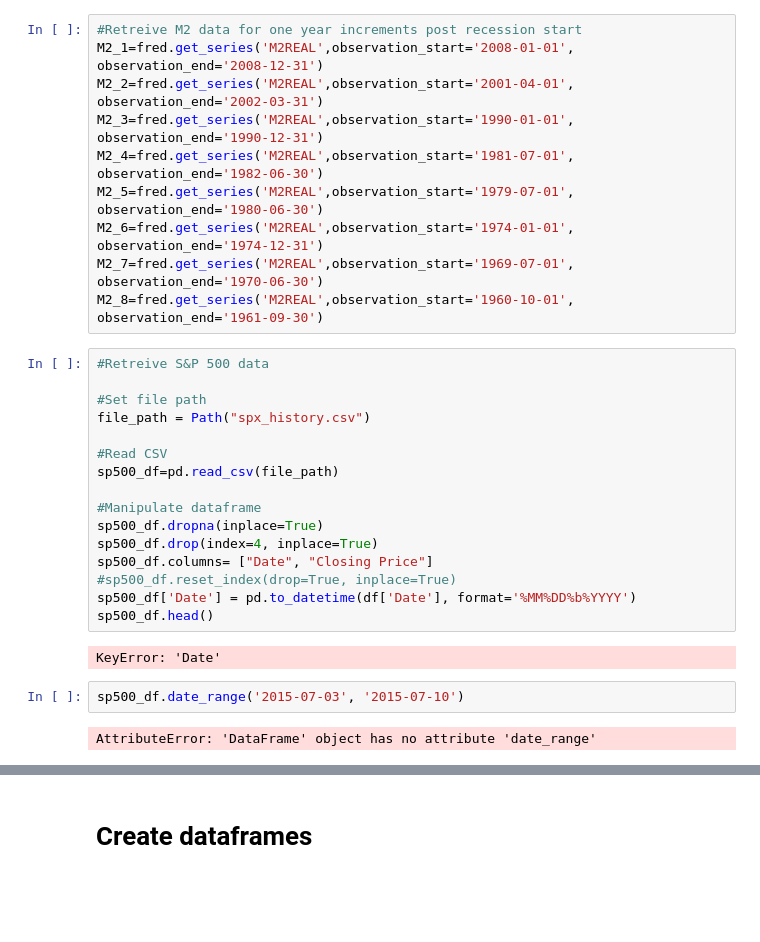
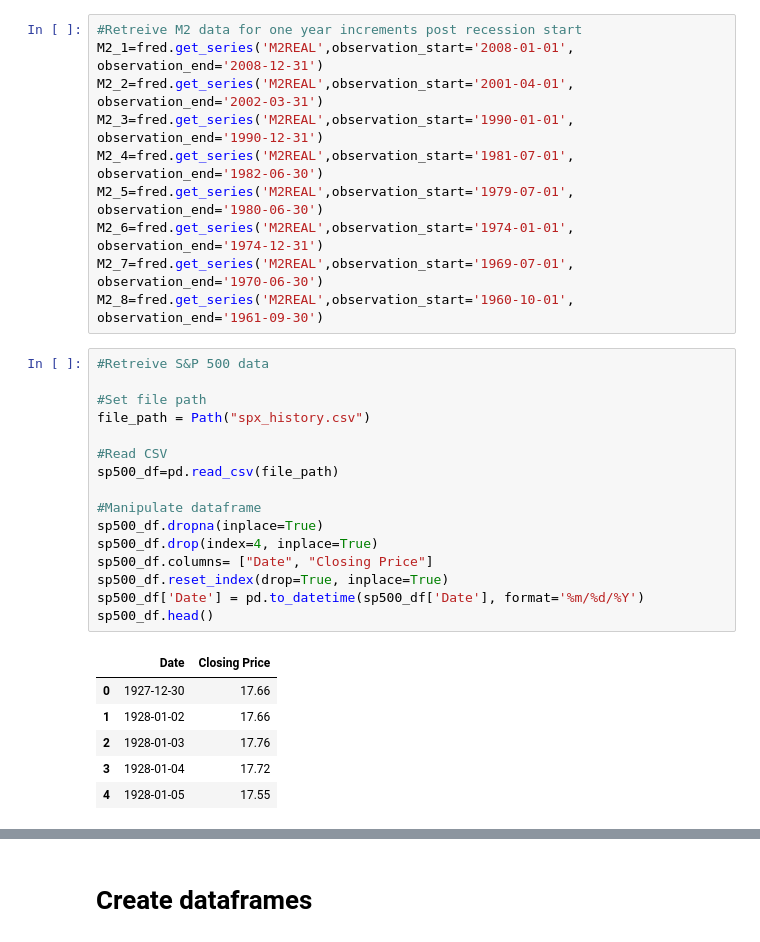
Before and after one commit to evanpaliotta/Project_1, a Jupyter notebook: outline.ipynb, the cells around one changed output, grey strips where cells are left out. Cells and saved outputs as stored; diff of their text form; blank space fills up the shorter version.

```diff
--- a/outline.ipynb
+++ b/outline.ipynb
@@ -138,22 +143,23 @@ M2_8=fred.get_series('M2REAL',observation_start='1960-10-01', observation_end='1
 # %%
 #Retreive S&P 500 data
 
 #Set file path
 file_path = Path("spx_history.csv")
 
 #Read CSV
 sp500_df=pd.read_csv(file_path)
 
 #Manipulate dataframe
 sp500_df.dropna(inplace=True)
 sp500_df.drop(index=4, inplace=True)
 sp500_df.columns= ["Date", "Closing Price"]
-#sp500_df.reset_index(drop=True, inplace=True)
-sp500_df['Date'] = pd.to_datetime(df['Date'], format='%MM%DD%b%YYYY')
+sp500_df.reset_index(drop=True, inplace=True)
+sp500_df['Date'] = pd.to_datetime(sp500_df['Date'], format='%m/%d/%Y')
 sp500_df.head()
 # %% [output]
-KeyError: 'Date'
+|  | Date | Closing Price |
+| 0 | 1927-12-30 | 17.66 |
+| 1 | 1928-01-02 | 17.66 |
+| 2 | 1928-01-03 | 17.76 |
+| 3 | 1928-01-04 | 17.72 |
+| 4 | 1928-01-05 | 17.55 |
-# %%
-sp500_df.date_range('2015-07-03', '2015-07-10')
-# %% [output]
-AttributeError: 'DataFrame' object has no attribute 'date_range'
```
Also changed, not shown: parts of 10 cells of this notebook.
